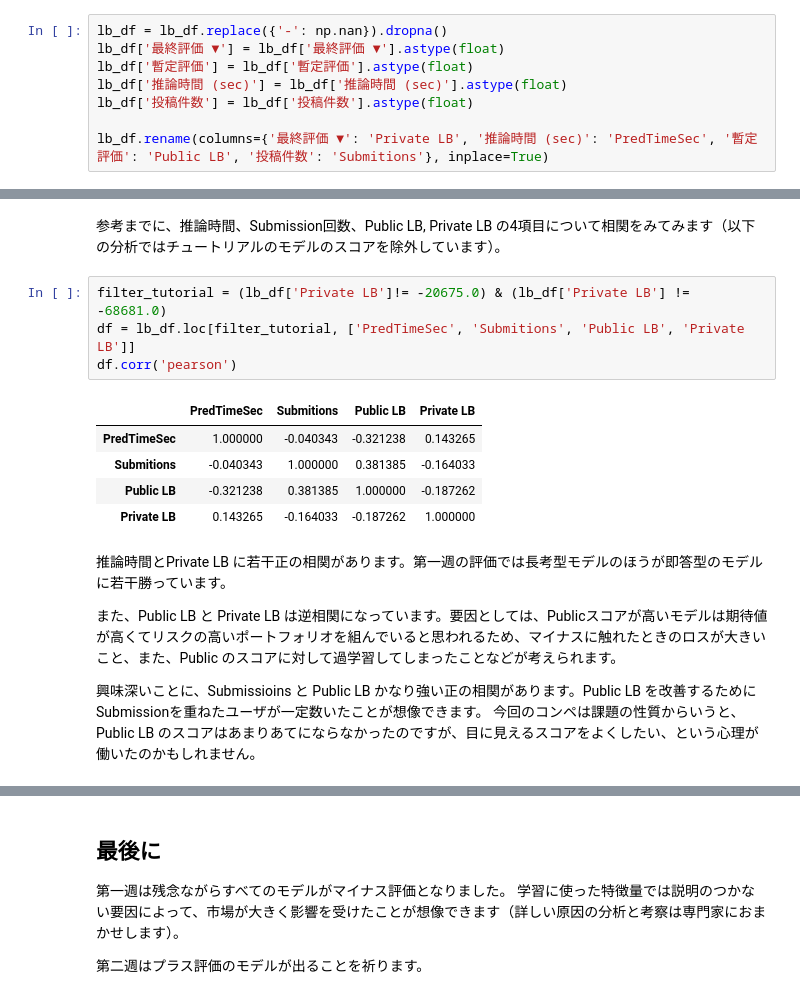
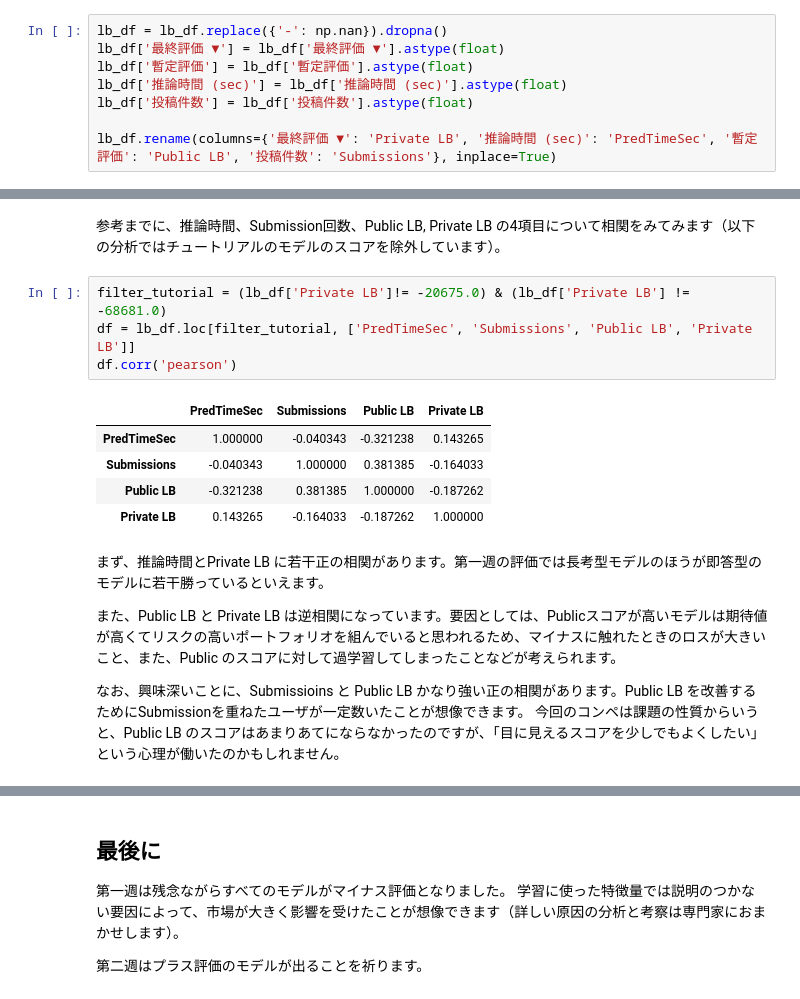
Before and after one commit to bilzard/JQuants-news, a Jupyter notebook: Ex01_JQuants_news_evaluation_1st_week.ipynb, the cells around one changed output, grey strips where cells are left out. Cells and saved outputs as stored; diff of their text form.

```diff
--- a/Ex01_JQuants_news_evaluation_1st_week.ipynb
+++ b/Ex01_JQuants_news_evaluation_1st_week.ipynb
@@ -28,7 +28,7 @@ lb_df['暫定評価'] = lb_df['暫定評価'].astype(float)
 lb_df['推論時間 (sec)'] = lb_df['推論時間 (sec)'].astype(float)
 lb_df['投稿件数'] = lb_df['投稿件数'].astype(float)
 
-lb_df.rename(columns={'最終評価 ▼': 'Private LB', '推論時間 (sec)': 'PredTimeSec', '暫定評価': 'Public LB', '投稿件数': 'Submitions'}, inplace=True)
+lb_df.rename(columns={'最終評価 ▼': 'Private LB', '推論時間 (sec)': 'PredTimeSec', '暫定評価': 'Public LB', '投稿件数': 'Submissions'}, inplace=True)
 # %%
 lb_df.head()
 # %% [output]
@@ -94,20 +94,20 @@ median: -41877
 参考までに、推論時間、Submission回数、Public LB, Private LB の4項目について相関をみてみます（以下の分析ではチュートリアルのモデルのスコアを除外しています）。
 # %%
 filter_tutorial = (lb_df['Private LB']!= -20675.0) & (lb_df['Private LB'] != -68681.0)
-df = lb_df.loc[filter_tutorial, ['PredTimeSec', 'Submitions', 'Public LB', 'Private LB']]
+df = lb_df.loc[filter_tutorial, ['PredTimeSec', 'Submissions', 'Public LB', 'Private LB']]
 df.corr('pearson')
 # %% [output]
-|  | PredTimeSec | Submitions | Public LB | Private LB |
+|  | PredTimeSec | Submissions | Public LB | Private LB |
 | PredTimeSec | 1.000000 | -0.040343 | -0.321238 | 0.143265 |
-| Submitions | -0.040343 | 1.000000 | 0.381385 | -0.164033 |
+| Submissions | -0.040343 | 1.000000 | 0.381385 | -0.164033 |
 | Public LB | -0.321238 | 0.381385 | 1.000000 | -0.187262 |
 | Private LB | 0.143265 | -0.164033 | -0.187262 | 1.000000 |
 # %% [markdown]
-推論時間とPrivate LB に若干正の相関があります。第一週の評価では長考型モデルのほうが即答型のモデルに若干勝っています。
+まず、推論時間とPrivate LB に若干正の相関があります。第一週の評価では長考型モデルのほうが即答型のモデルに若干勝っているといえます。
 
 また、Public LB と Private LB は逆相関になっています。要因としては、Publicスコアが高いモデルは期待値が高くてリスクの高いポートフォリオを組んでいると思われるため、マイナスに触れたときのロスが大きいこと、また、Public のスコアに対して過学習してしまったことなどが考えられます。
 
-興味深いことに、Submissioins と Public LB かなり強い正の相関があります。Public LB を改善するためにSubmissionを重ねたユーザが一定数いたことが想像できます。
-今回のコンペは課題の性質からいうと、Public LB のスコアはあまりあてにならなかったのですが、目に見えるスコアをよくしたい、という心理が働いたのかもしれません。
+なお、興味深いことに、Submissioins と Public LB かなり強い正の相関があります。Public LB を改善するためにSubmissionを重ねたユーザが一定数いたことが想像できます。
+今回のコンペは課題の性質からいうと、Public LB のスコアはあまりあてにならなかったのですが、「目に見えるスコアを少しでもよくしたい」という心理が働いたのかもしれません。
 # %%
 filter_tutorial = (lb_df['Private LB']!= -20675.0) & (lb_df['Private LB'] != -68681.0)
```
Also changed, not shown: parts of 4 cells of this notebook.
